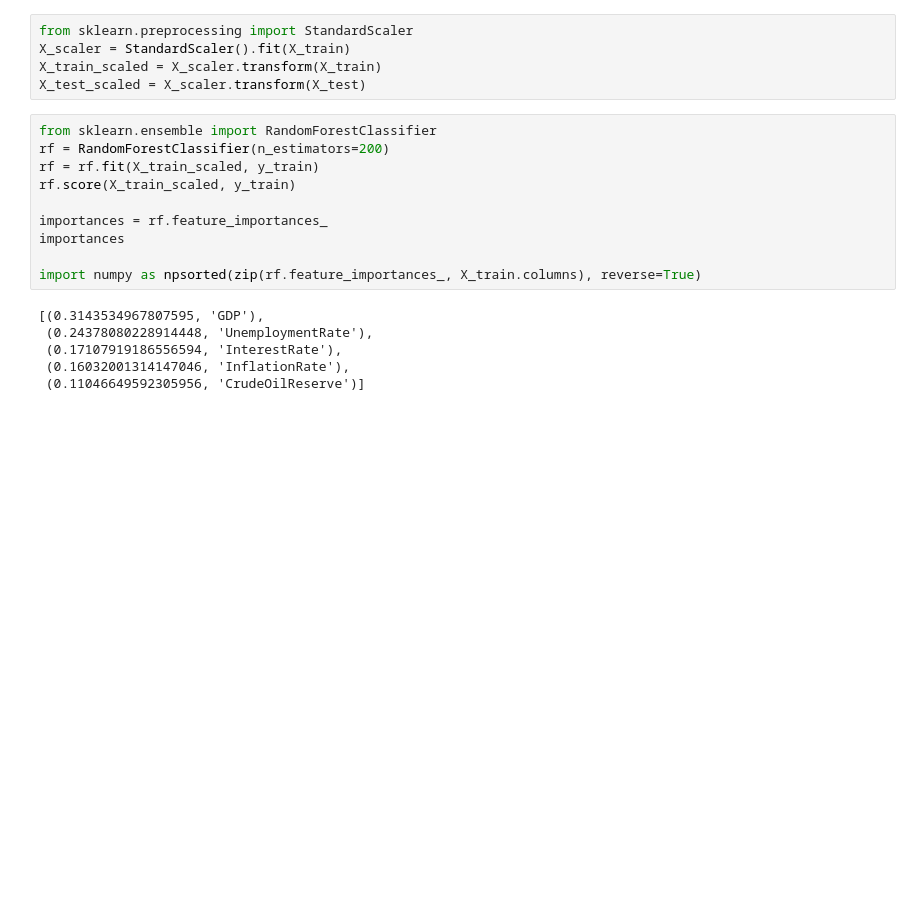
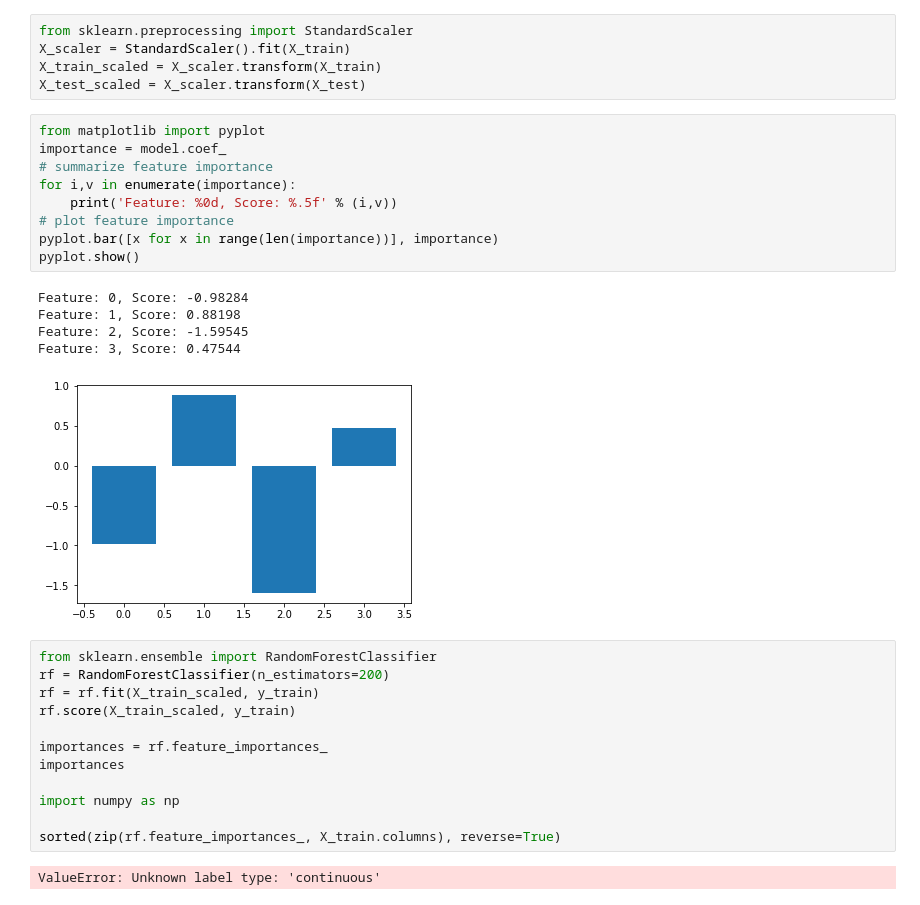
Before and after one commit to pkakumanu1/ResumAI, a Jupyter notebook: DataCleaning_Prep/PrepforMachineLearning.ipynb, the cells around one changed output. Saved outputs shown, nothing was run; the diff lists cells and outputs as text; blank space fills up the shorter version.

```diff
--- a/DataCleaning_Prep/PrepforMachineLearning.ipynb
+++ b/DataCleaning_Prep/PrepforMachineLearning.ipynb
@@ -246,6 +246,21 @@ from sklearn.preprocessing import StandardScaler
 X_scaler = StandardScaler().fit(X_train)
 X_train_scaled = X_scaler.transform(X_train)
 X_test_scaled = X_scaler.transform(X_test)
+# %%
+from matplotlib import pyplot
+importance = model.coef_
+# summarize feature importance
+for i,v in enumerate(importance):
+	print('Feature: %0d, Score: %.5f' % (i,v))
+# plot feature importance
+pyplot.bar([x for x in range(len(importance))], importance)
+pyplot.show()
+# %% [output]
+Feature: 0, Score: -0.98284
+Feature: 1, Score: 0.88198
+Feature: 2, Score: -1.59545
+Feature: 3, Score: 0.47544
+[figure, added]
 # %%
 from sklearn.ensemble import RandomForestClassifier
 rf = RandomForestClassifier(n_estimators=200)
@@ -255,10 +270,8 @@ rf.score(X_train_scaled, y_train)
 importances = rf.feature_importances_
 importances
 
-import numpy as npsorted(zip(rf.feature_importances_, X_train.columns), reverse=True)
+import numpy as np
+
+sorted(zip(rf.feature_importances_, X_train.columns), reverse=True)
 # %% [output]
-[(0.3143534967807595, 'GDP'),
- (0.24378080228914448, 'UnemploymentRate'),
- (0.17107919186556594, 'InterestRate'),
- (0.16032001314147046, 'InflationRate'),
- (0.11046649592305956, 'CrudeOilReserve')]
+ValueError: Unknown label type: 'continuous'
```
Also changed, not shown: parts of 6 cells of this notebook, 8 other files.
